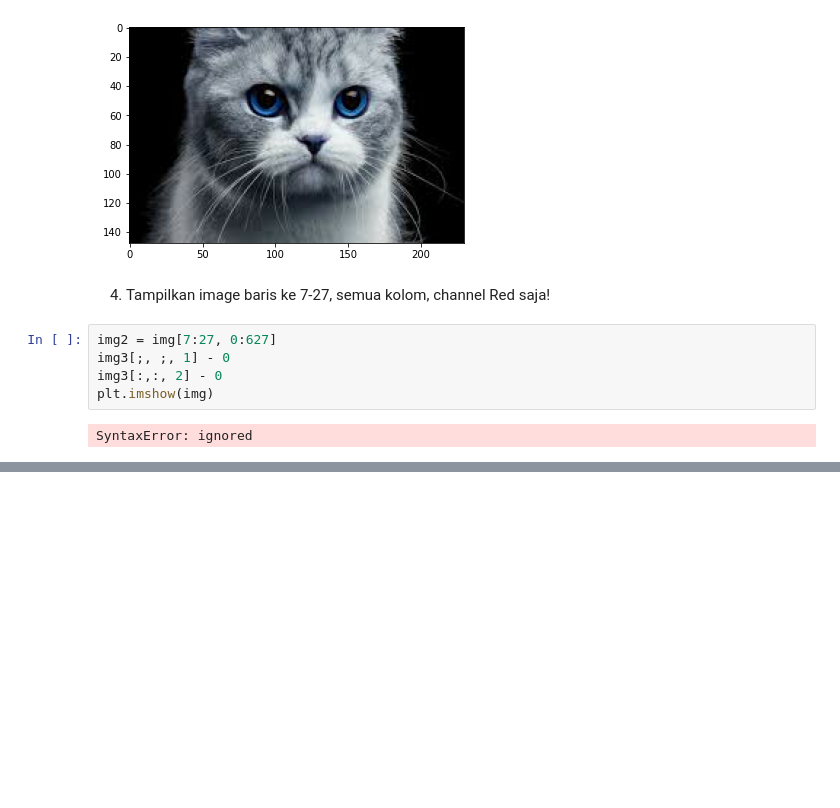
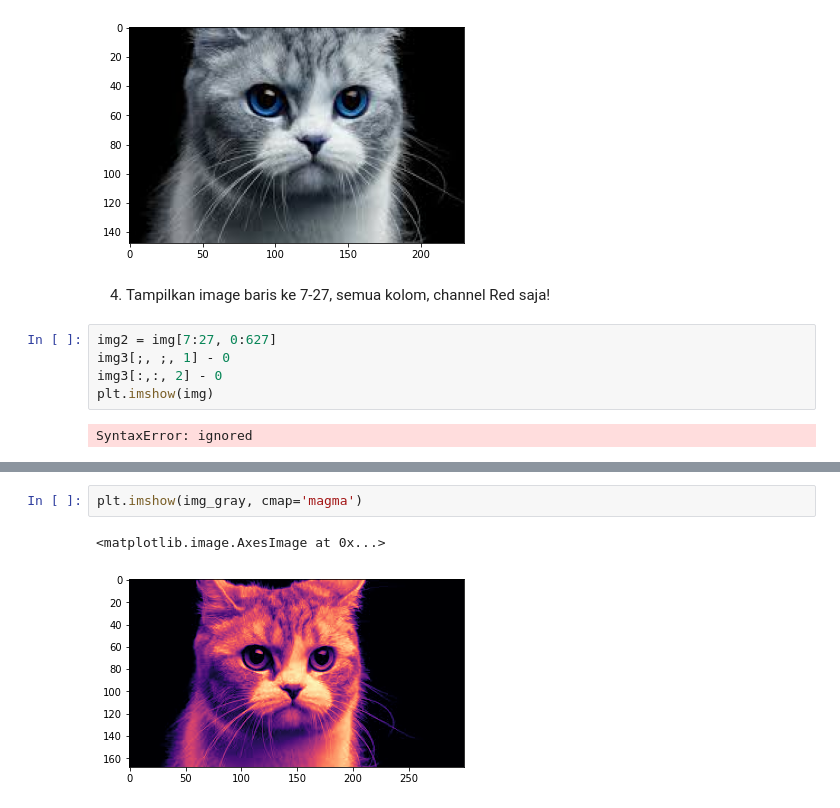
Before and after one commit to BahrulMunirF/Week2, a Jupyter notebook: Week2.ipynb, the cells around one changed output, grey strips where cells are left out. Cells and saved outputs as stored; diff of their text form; blank space fills up the shorter version.

```diff
--- a/Week2.ipynb
+++ b/Week2.ipynb
@@ -73,0 +88,5 @@ SyntaxError: ignored
+# %%
+plt.imshow(img_gray, cmap='magma')
+# %% [output]
+<matplotlib.image.AxesImage at 0x...>
+[figure, added]
```
Also changed, not shown: parts of 18 cells of this notebook.
